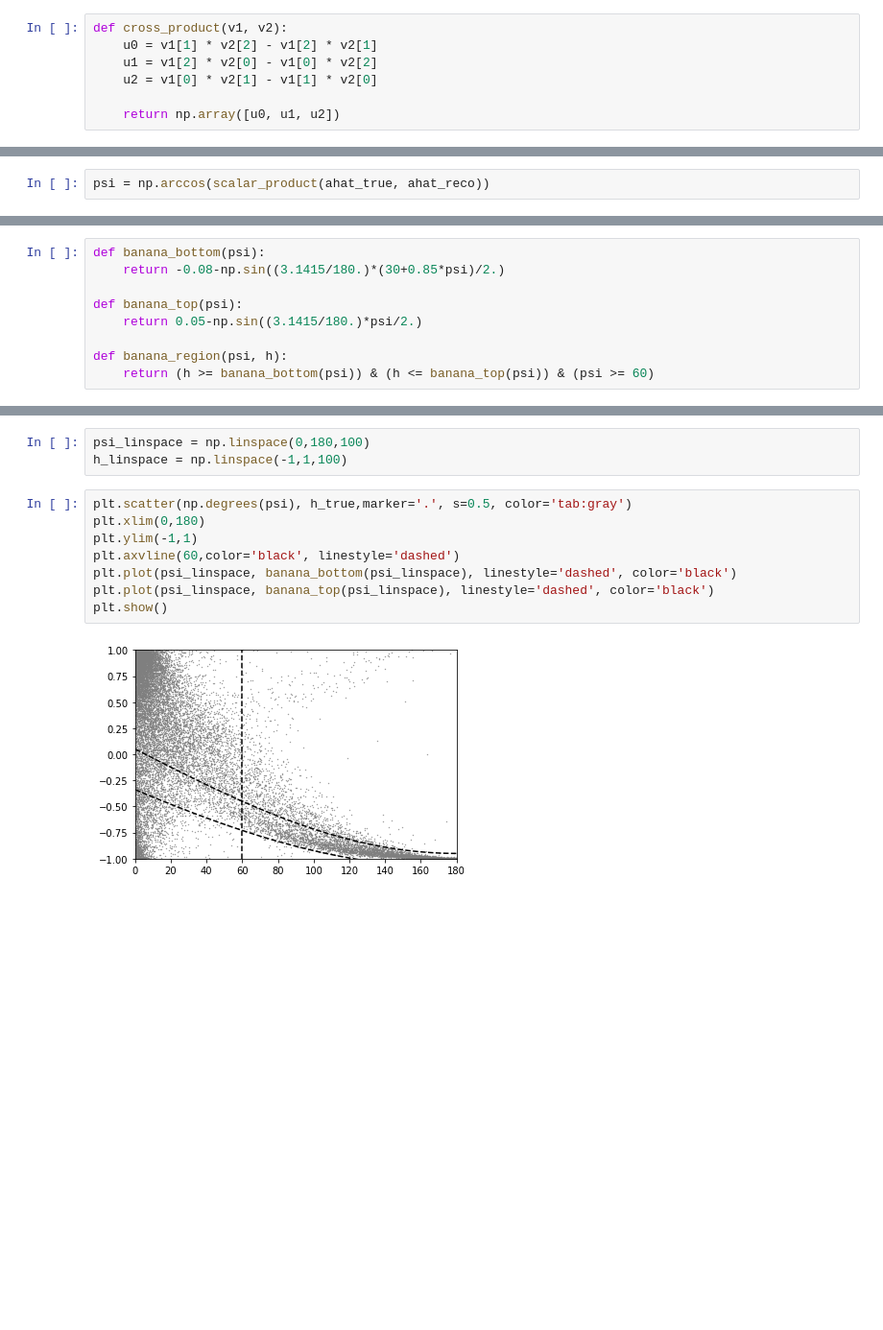
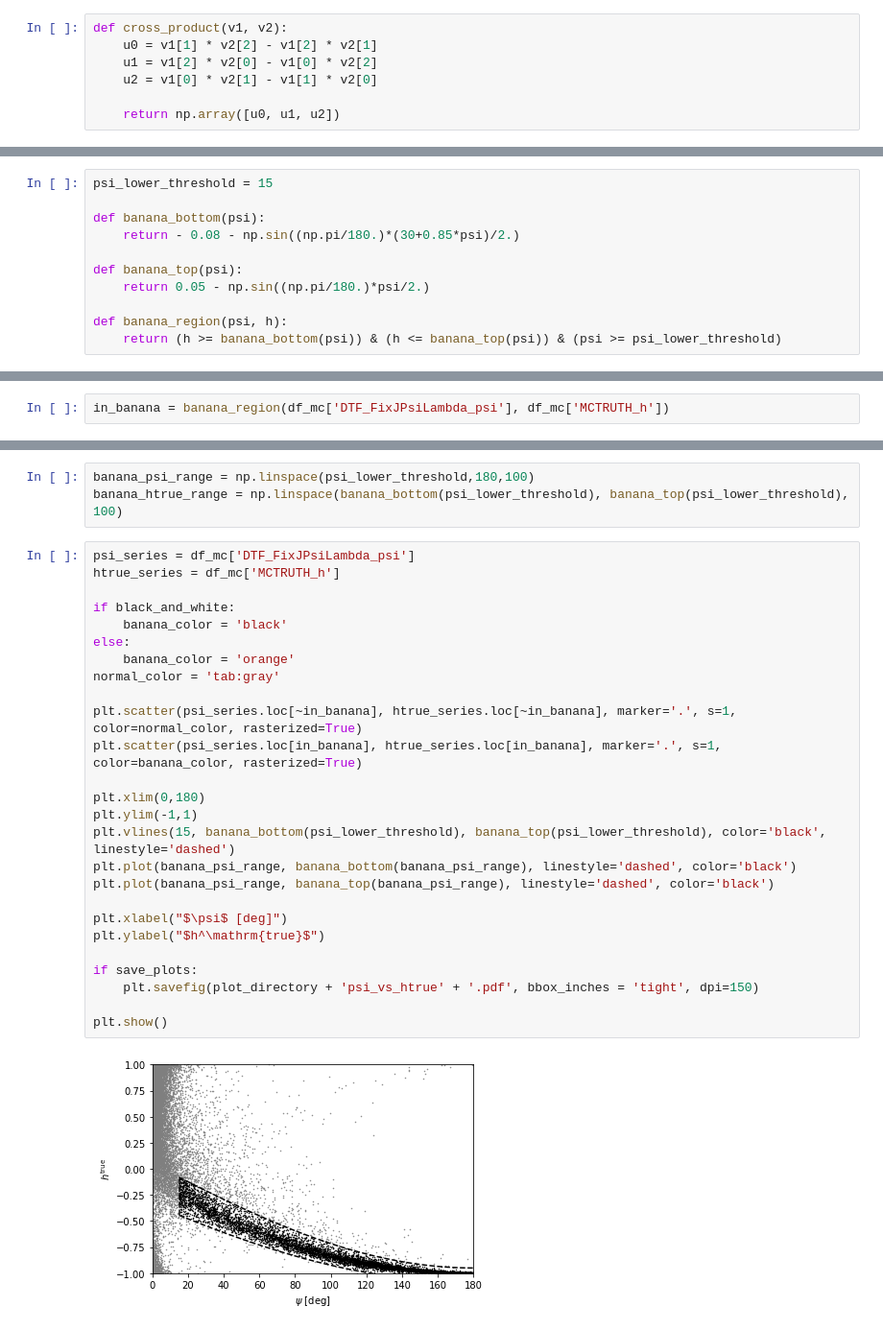
Before and after one commit to alatios/lb2jpsil_lambda-emdm-measurement, a Jupyter notebook: 03_lambda_endvertex_study.ipynb, the cells around one changed output, grey strips where cells are left out. Shown: that part at 96% size. Cells and saved outputs as stored; diff of their text form; blank space fills up the shorter version.

```diff
--- a/03_lambda_endvertex_study.ipynb
+++ b/03_lambda_endvertex_study.ipynb
@@ -709,2 +678,0 @@ h_reco = ahat_reco[1] * df_mc['Polarity'] * np.sign(df_mc['L_ID'])
-# %%
-psi = np.arccos(scalar_product(ahat_true, ahat_reco))
@@ -718,9 +679,11 @@ plt.show()
 # %%
+psi_lower_threshold = 15
+
 def banana_bottom(psi):
-    return -0.08-np.sin((3.1415/180.)*(30+0.85*psi)/2.)
+    return - 0.08 - np.sin((np.pi/180.)*(30+0.85*psi)/2.)
 
 def banana_top(psi):
-    return 0.05-np.sin((3.1415/180.)*psi/2.)
+    return 0.05 - np.sin((np.pi/180.)*psi/2.)
 
 def banana_region(psi, h):
-    return (h >= banana_bottom(psi)) & (h <= banana_top(psi)) & (psi >= 60)
+    return (h >= banana_bottom(psi)) & (h <= banana_top(psi)) & (psi >= psi_lower_threshold)
@@ -727 +713,3 @@ def banana_region(psi, h):
+# %%
+in_banana = banana_region(df_mc['DTF_FixJPsiLambda_psi'], df_mc['MCTRUTH_h'])
 # %%
@@ -731,14 +719,32 @@ sum(banana_region(np.degrees(psi), h_true))/len(psi)
 # %%
-psi_linspace = np.linspace(0,180,100)
-h_linspace = np.linspace(-1,1,100)
+banana_psi_range = np.linspace(psi_lower_threshold,180,100)
+banana_htrue_range = np.linspace(banana_bottom(psi_lower_threshold), banana_top(psi_lower_threshold), 100)
 # %%
-plt.scatter(np.degrees(psi), h_true,marker='.', s=0.5, color='tab:gray')
+psi_series = df_mc['DTF_FixJPsiLambda_psi']
+htrue_series = df_mc['MCTRUTH_h']
+
+if black_and_white:
+    banana_color = 'black'
+else:
+    banana_color = 'orange'
+normal_color = 'tab:gray'
+
+plt.scatter(psi_series.loc[~in_banana], htrue_series.loc[~in_banana], marker='.', s=1, color=normal_color, rasterized=True)
+plt.scatter(psi_series.loc[in_banana], htrue_series.loc[in_banana], marker='.', s=1, color=banana_color, rasterized=True)
+
 plt.xlim(0,180)
 plt.ylim(-1,1)
-plt.axvline(60,color='black', linestyle='dashed')
-plt.plot(psi_linspace, banana_bottom(psi_linspace), linestyle='dashed', color='black')
-plt.plot(psi_linspace, banana_top(psi_linspace), linestyle='dashed', color='black')
+plt.vlines(15, banana_bottom(psi_lower_threshold), banana_top(psi_lower_threshold), color='black', linestyle='dashed')
+plt.plot(banana_psi_range, banana_bottom(banana_psi_range), linestyle='dashed', color='black')
+plt.plot(banana_psi_range, banana_top(banana_psi_range), linestyle='dashed', color='black')
+
+plt.xlabel("$\psi$ [deg]")
+plt.ylabel("$h^\mathrm{true}$")
+
+if save_plots:
+    plt.savefig(plot_directory + 'psi_vs_htrue' + '.pdf', bbox_inches = 'tight', dpi=150)
+
 plt.show()
 # %% [output]
-[figure, old version]
+[figure, new version]
 # %%
```
Also changed, not shown: parts of 38 cells of this notebook, 1 other file.
